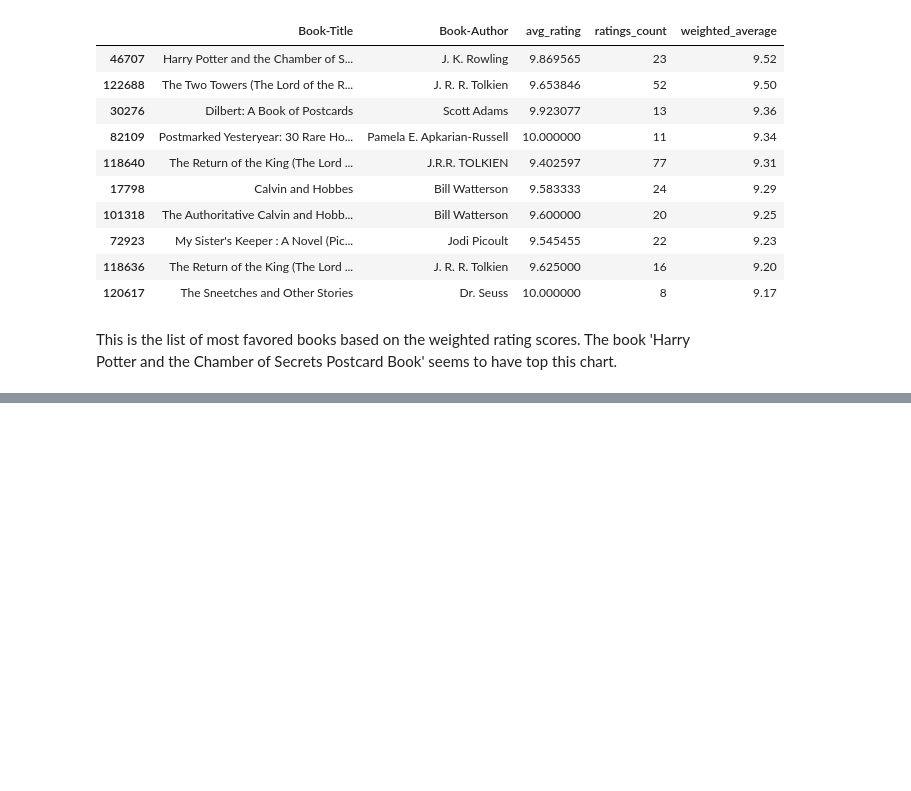
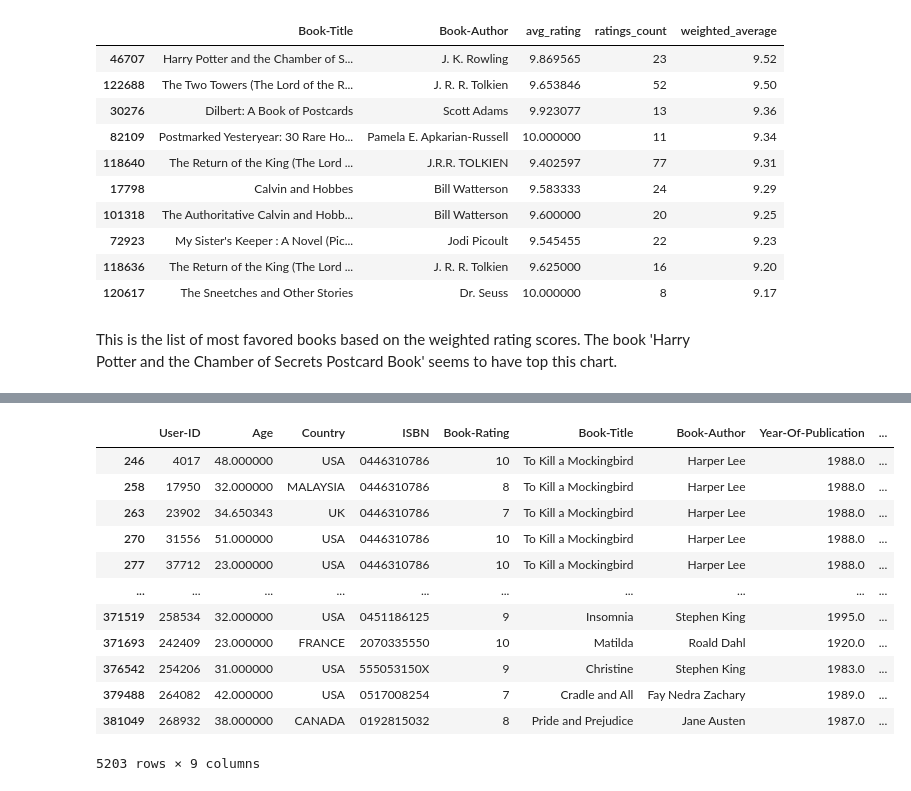
Before and after one commit to kavyas1989/Book-Recommendation-System, a Jupyter notebook: BookRecommendationSystem.ipynb, the cells around one changed output, grey strips where cells are left out. Saved outputs shown, nothing was run; the diff lists cells and outputs as text; code cells hidden in the pictures; blank space fills up the shorter version.

```diff
--- a/BookRecommendationSystem.ipynb
+++ b/BookRecommendationSystem.ipynb
@@ -860,0 +903,3 @@ This is the list of most favored books based on the weighted rating scores. The
+# %%
+y = filtered_ratings.groupby("Book-Title").count()["Book-Rating"]>=10
+y[y]
@@ -860,0 +942,17 @@ This is the list of most favored books based on the weighted rating scores. The
+# %%
+# drpping duplicate value if there's any
+final_ratings.drop_duplicates()
+# %% [output]
+|  | User-ID | Age | Country | ISBN | Book-Rating | Book-Title | Book-Author | Year-Of-Publication | ... |
+| 246 | 4017 | 48.000000 | USA | 0446310786 | 10 | To Kill a Mockingbird | Harper Lee | 1988.0 | ... |
+| 258 | 17950 | 32.000000 | MALAYSIA | 0446310786 | 8 | To Kill a Mockingbird | Harper Lee | 1988.0 | ... |
+| 263 | 23902 | 34.650343 | UK | 0446310786 | 7 | To Kill a Mockingbird | Harper Lee | 1988.0 | ... |
+| 270 | 31556 | 51.000000 | USA | 0446310786 | 10 | To Kill a Mockingbird | Harper Lee | 1988.0 | ... |
+| 277 | 37712 | 23.000000 | USA | 0446310786 | 10 | To Kill a Mockingbird | Harper Lee | 1988.0 | ... |
+| ... | ... | ... | ... | ... | ... | ... | ... | ... | ... |
+| 371519 | 258534 | 32.000000 | USA | 0451186125 | 9 | Insomnia | Stephen King | 1995.0 | ... |
+| 371693 | 242409 | 23.000000 | FRANCE | 2070335550 | 10 | Matilda | Roald Dahl | 1920.0 | ... |
+| 376542 | 254206 | 31.000000 | USA | 555053150X | 9 | Christine | Stephen King | 1983.0 | ... |
+| 379488 | 264082 | 42.000000 | USA | 0517008254 | 7 | Cradle and All | Fay Nedra Zachary | 1989.0 | ... |
+| 381049 | 268932 | 38.000000 | CANADA | 0192815032 | 8 | Pride and Prejudice | Jane Austen | 1987.0 | ... |
+5203 rows × 9 columns
```
Also changed, not shown: parts of 23 cells of this notebook.
